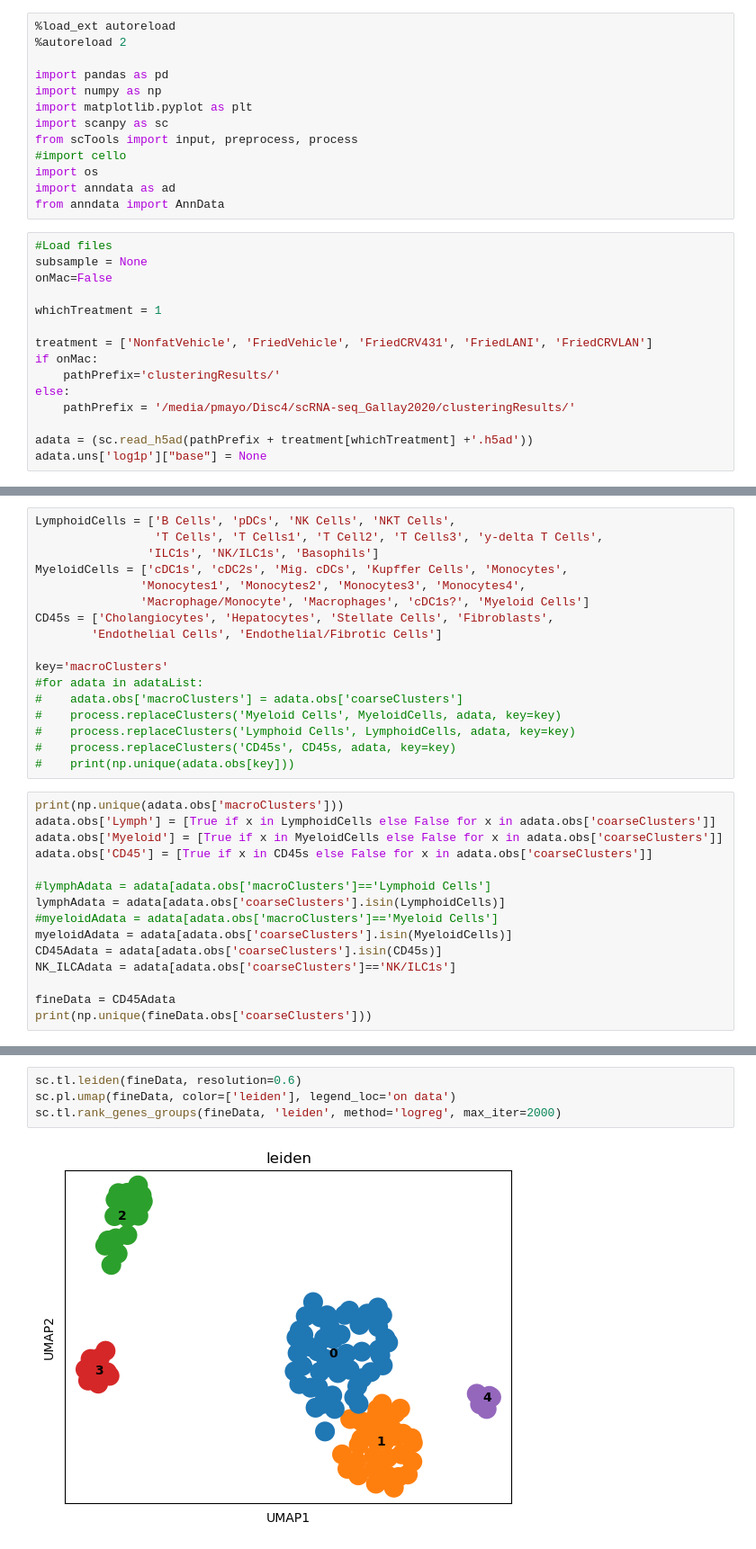
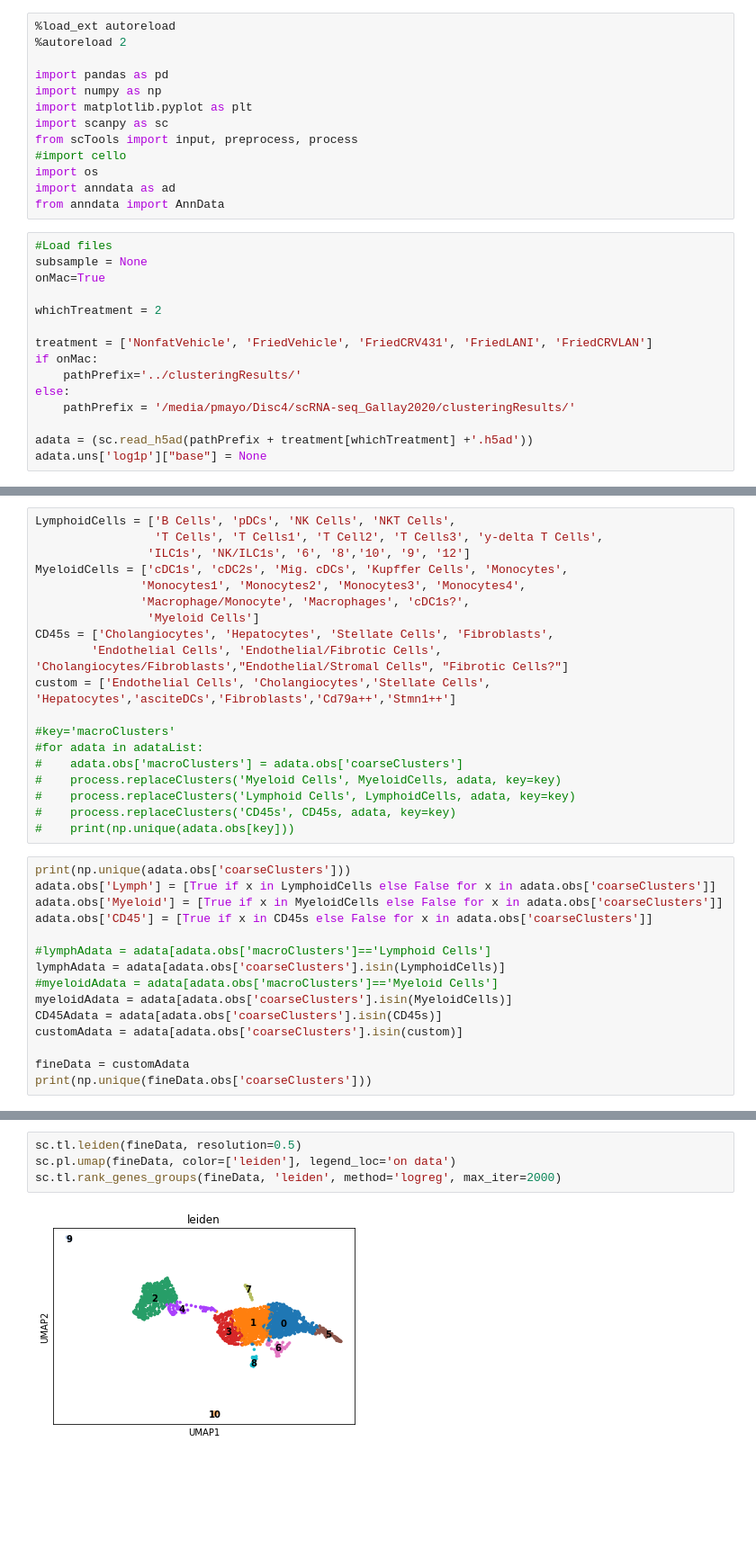
Before and after one commit to jb994/scTools, a Jupyter notebook: clusterPrecise.ipynb, the cells around one changed output, grey strips where cells are left out. Shown at 90% size. Saved outputs shown, nothing was run; the diff lists cells and outputs as text; blank space fills up the shorter version.

```diff
--- a/clusterPrecise.ipynb
+++ b/clusterPrecise.ipynb
@@ -14,13 +14,13 @@ from anndata import AnnData
 # %%
 #Load files
 subsample = None
-onMac=False
+onMac=True
 
-whichTreatment = 1
+whichTreatment = 2
 
 treatment = ['NonfatVehicle', 'FriedVehicle', 'FriedCRV431', 'FriedLANI', 'FriedCRVLAN']
 if onMac:
-    pathPrefix='clusteringResults/'
+    pathPrefix='../clusteringResults/'
 else:
     pathPrefix = '/media/pmayo/Disc4/scRNA-seq_Gallay2020/clusteringResults/'
 
@@ -37,14 +95,16 @@ sc.pl.umap(adata, color=[key], legend_loc='on data')
 # %%
 LymphoidCells = ['B Cells', 'pDCs', 'NK Cells', 'NKT Cells',
                  'T Cells', 'T Cells1', 'T Cell2', 'T Cells3', 'y-delta T Cells',
-                'ILC1s', 'NK/ILC1s', 'Basophils']
+                'ILC1s', 'NK/ILC1s', '6', '8','10', '9', '12']
 MyeloidCells = ['cDC1s', 'cDC2s', 'Mig. cDCs', 'Kupffer Cells', 'Monocytes',
                'Monocytes1', 'Monocytes2', 'Monocytes3', 'Monocytes4',
-               'Macrophage/Monocyte', 'Macrophages', 'cDC1s?', 'Myeloid Cells']
+               'Macrophage/Monocyte', 'Macrophages', 'cDC1s?',
+                'Myeloid Cells']
 CD45s = ['Cholangiocytes', 'Hepatocytes', 'Stellate Cells', 'Fibroblasts',
-        'Endothelial Cells', 'Endothelial/Fibrotic Cells']
+        'Endothelial Cells', 'Endothelial/Fibrotic Cells', 'Cholangiocytes/Fibroblasts',"Endothelial/Stromal Cells", "Fibrotic Cells?"]
+custom = ['Endothelial Cells', 'Cholangiocytes','Stellate Cells', 'Hepatocytes','asciteDCs','Fibroblasts','Cd79a++','Stmn1++']
 
-key='macroClusters'
+#key='macroClusters'
 #for adata in adataList:
 #    adata.obs['macroClusters'] = adata.obs['coarseClusters']
 #    process.replaceClusters('Myeloid Cells', MyeloidCells, adata, key=key)
@@ -52,7 +112,7 @@ key='macroClusters'
 #    process.replaceClusters('CD45s', CD45s, adata, key=key)
 #    print(np.unique(adata.obs[key]))
 # %%
-print(np.unique(adata.obs['macroClusters']))
+print(np.unique(adata.obs['coarseClusters']))
 adata.obs['Lymph'] = [True if x in LymphoidCells else False for x in adata.obs['coarseClusters']]
 adata.obs['Myeloid'] = [True if x in MyeloidCells else False for x in adata.obs['coarseClusters']]
 adata.obs['CD45'] = [True if x in CD45s else False for x in adata.obs['coarseClusters']]
@@ -62,8 +122,8 @@ lymphAdata = adata[adata.obs['coarseClusters'].isin(LymphoidCells)]
 #myeloidAdata = adata[adata.obs['macroClusters']=='Myeloid Cells']
 myeloidAdata = adata[adata.obs['coarseClusters'].isin(MyeloidCells)]
 CD45Adata = adata[adata.obs['coarseClusters'].isin(CD45s)]
-NK_ILCAdata = adata[adata.obs['coarseClusters']=='NK/ILC1s']
+customAdata = adata[adata.obs['coarseClusters'].isin(custom)]
 
-fineData = CD45Adata
+fineData = customAdata
 print(np.unique(fineData.obs['coarseClusters']))
 # %% [output]
@@ -82,9 +145,9 @@ preprocess.umapify(fineData)
 # %%
-sc.tl.leiden(fineData, resolution=0.6)
+sc.tl.leiden(fineData, resolution=0.5)
 sc.pl.umap(fineData, color=['leiden'], legend_loc='on data')
 sc.tl.rank_genes_groups(fineData, 'leiden', method='logreg', max_iter=2000)
 # %% [output]
-[figure, old version]
+[figure, new version]
 # %%
 #sc.pl.umap(lymphAdata, color=['leiden'], legend_loc='on data')
 
```
Also changed, not shown: parts of 14 cells of this notebook, 2 other files.
